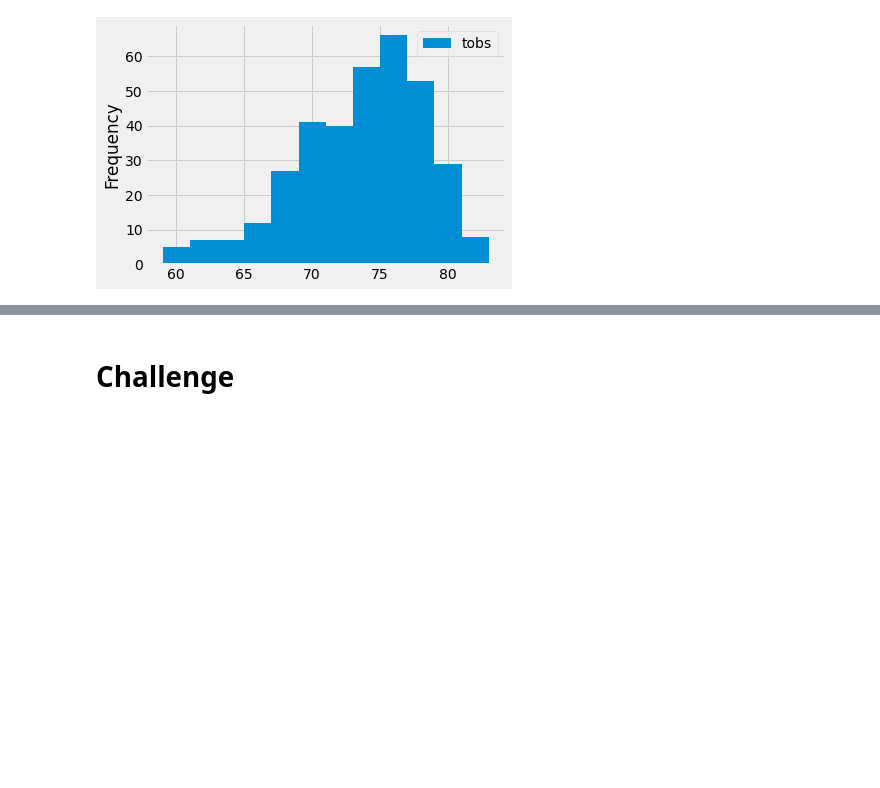
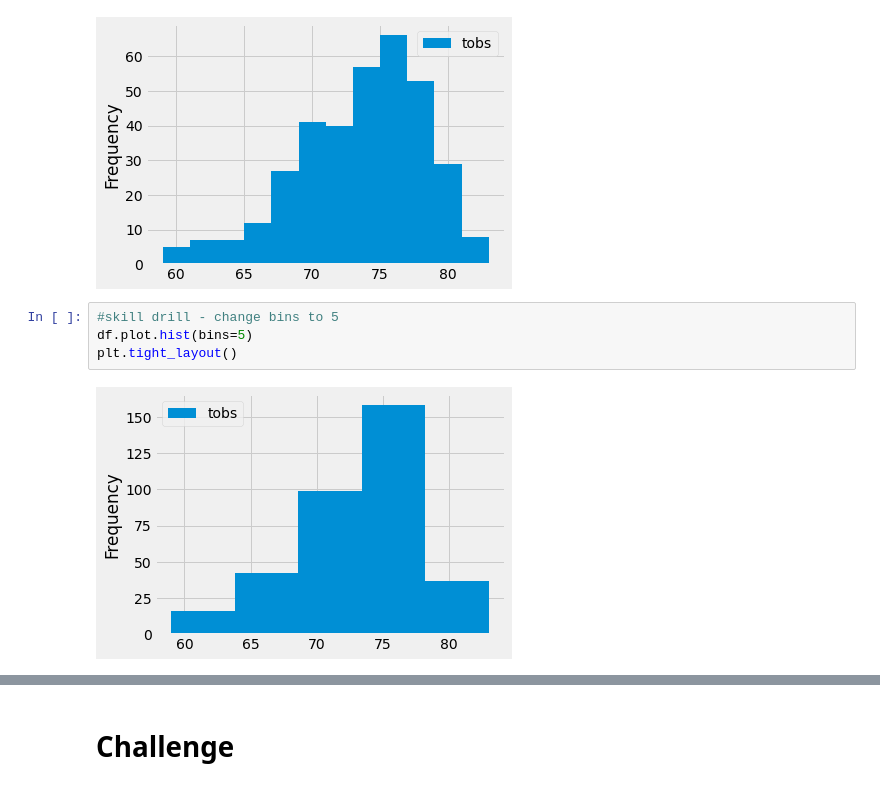
Before and after one commit to ireneshin26/surfsup, a Jupyter notebook: climate_analysis.ipynb, the cells around one changed output, grey strips where cells are left out. Saved outputs shown, nothing was run; the diff lists cells and outputs as text; blank space fills up the shorter version.

```diff
--- a/climate_analysis.ipynb
+++ b/climate_analysis.ipynb
@@ -134,3 +134,9 @@ df.plot.hist(bins=12)
 plt.tight_layout()
 # %% [output]
 [figure]
+# %%
+#skill drill - change bins to 5
+df.plot.hist(bins=5)
+plt.tight_layout()
+# %% [output]
+[figure, added]
```
Also changed, not shown: parts of 2 cells of this notebook, 1 other file.
